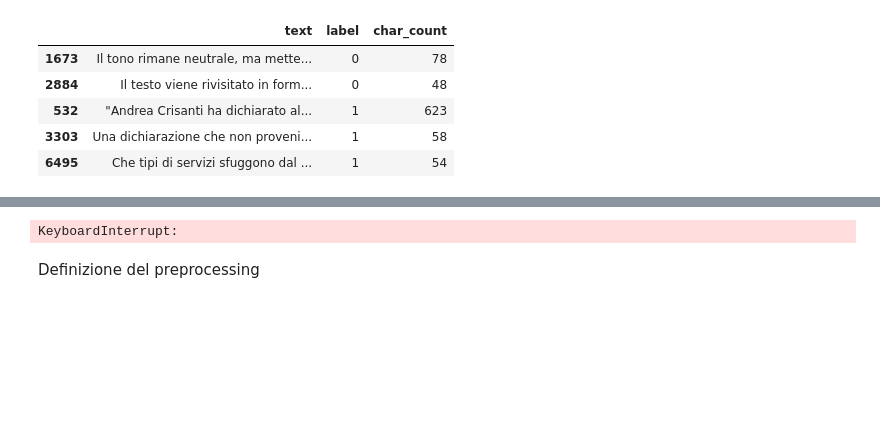
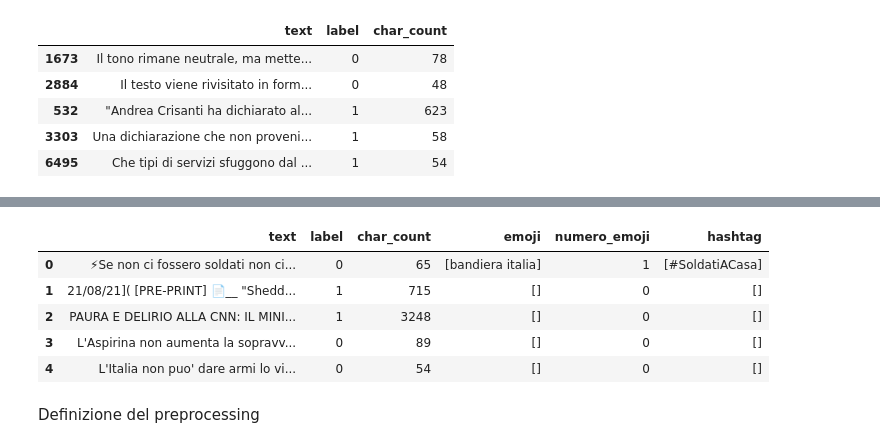
Before and after one commit to Montenigri/NLP, a Jupyter notebook: ACTI - EVALITA/Task A/Classificatore.ipynb, the cells around one changed output, grey strips where cells are left out. Drawn from its saved outputs; the diff is of its cells as text; code cells hidden in the pictures; blank space fills up the shorter version.

```diff
--- a/ACTI - EVALITA/Task A/Classificatore.ipynb
+++ b/ACTI - EVALITA/Task A/Classificatore.ipynb
@@ -543,24 +549,19 @@ augmented_dataset = add_emoji(augmented_dataset)
 # %%
-import re
 def add_hashtag(dataset):
     tokenizer = AutoTokenizer.from_pretrained('bert-base-multilingual-uncased')
     augmented_dataset = dataset.copy()
     augmented_dataset['hashtag'] = ''
 
-    pattern = r'#\S+'
     data = []
     for i in tqdm(range(len(dataset)), desc= "Looking for hashtag"):
         text = dataset.loc[i,'text']
-
-        for t in text:
-            dato = re.findall(pattern, t)
+        dato = [k for k in text.split() if k.startswith("#")]
         data.append(dato)
 
     augmented_dataset['hashtag'] = data
     data_tokenized=[]
     hashtag_tokenized = []
     hashtag_attention_mask = []
-
     for i in tqdm(range(len(augmented_dataset)), desc= "tokenizing hashtag"):
 
         for i in range(len(data)):
@@ -576,9 +577,14 @@ def add_hashtag(dataset):
     augmented_dataset['emoji_tokenized'] = hashtag_tokenized
     augmented_dataset['emoji_attention_mask'] = hashtag_attention_mask
 
-
     return augmented_dataset
 # %%
 augmented_dataset = add_hashtag(augmented_dataset)
+augmented_dataset.head()
 # %% [output]
-KeyboardInterrupt:
+|  | text | label | char_count | emoji | numero_emoji | hashtag |
+| 0 | ⚡Se non ci fossero soldati non ci... | 0 | 65 | [bandiera italia] | 1 | [#SoldatiACasa] |
+| 1 | 21/08/21]( [PRE-PRINT] 📄__ "Shedd... | 1 | 715 | [] | 0 | [] |
+| 2 | PAURA E DELIRIO ALLA CNN: IL MINI... | 1 | 3248 | [] | 0 | [] |
+| 3 | L'Aspirina non aumenta la sopravv... | 0 | 89 | [] | 0 | [] |
+| 4 | L'Italia non puo' dare armi lo vi... | 0 | 54 | [] | 0 | [] |
```
Also changed, not shown: parts of 7 cells of this notebook, 1 other file.
